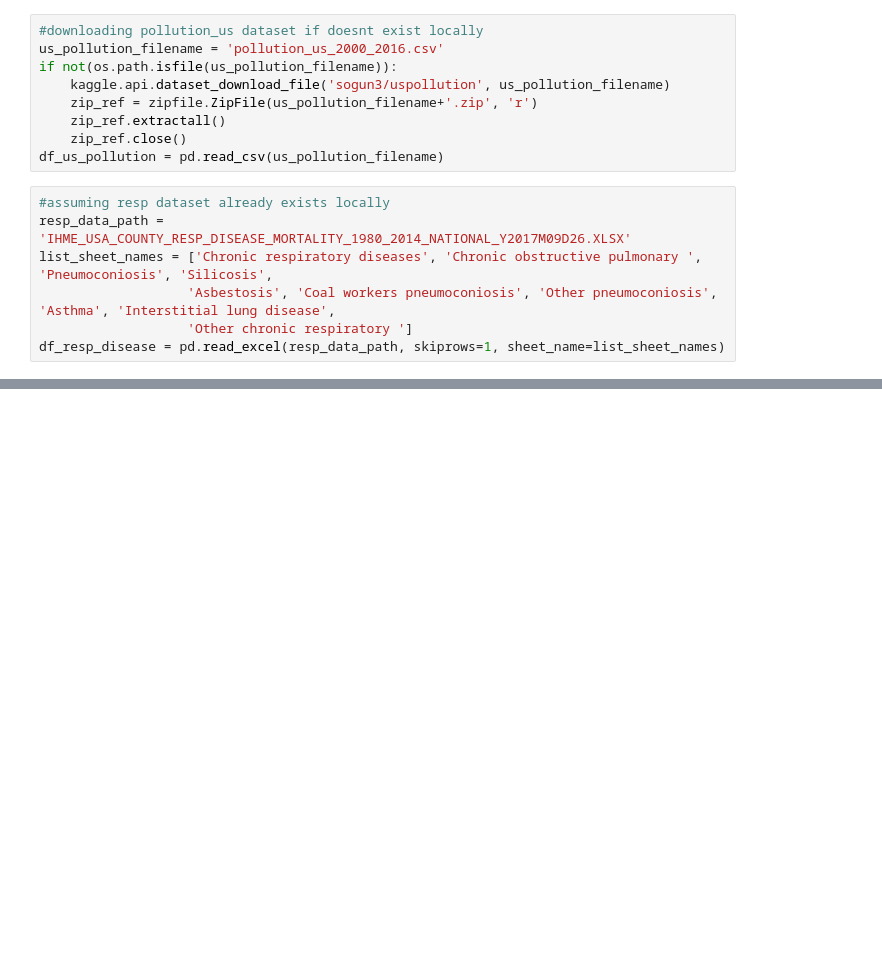
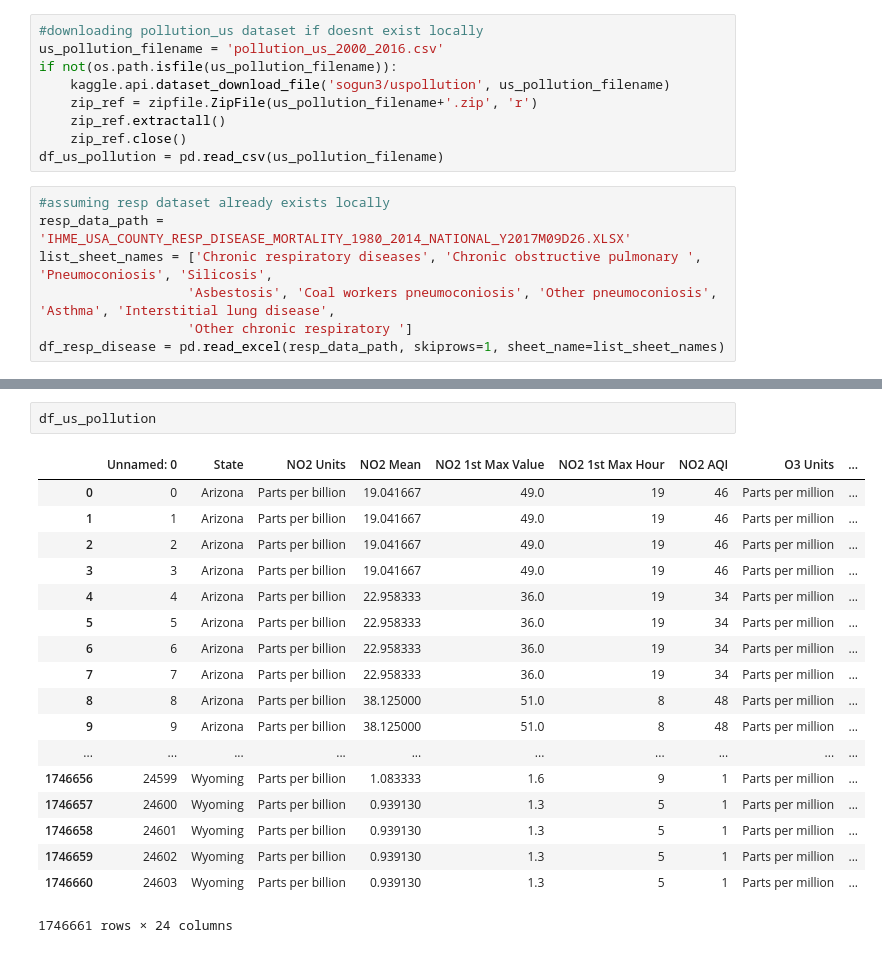
Before and after one commit to sangchoi93/US_Pollution, a Jupyter notebook: US_Pollution_Analysis.ipynb, the cells around one changed output, grey strips where cells are left out. Saved outputs shown, nothing was run; the diff lists cells and outputs as text; blank space fills up the shorter version.

```diff
--- a/US_Pollution_Analysis.ipynb
+++ b/US_Pollution_Analysis.ipynb
@@ -67,0 +96,21 @@ OrderedDict([('Chronic respiratory diseases',
+# %%
+df_us_pollution
+# %% [output]
+|  | Unnamed: 0 | State | NO2 Units | NO2 Mean | NO2 1st Max Value | NO2 1st Max Hour | NO2 AQI | O3 Units | ... |
+| 0 | 0 | Arizona | Parts per billion | 19.041667 | 49.0 | 19 | 46 | Parts per million | ... |
+| 1 | 1 | Arizona | Parts per billion | 19.041667 | 49.0 | 19 | 46 | Parts per million | ... |
+| 2 | 2 | Arizona | Parts per billion | 19.041667 | 49.0 | 19 | 46 | Parts per million | ... |
+| 3 | 3 | Arizona | Parts per billion | 19.041667 | 49.0 | 19 | 46 | Parts per million | ... |
+| 4 | 4 | Arizona | Parts per billion | 22.958333 | 36.0 | 19 | 34 | Parts per million | ... |
+| 5 | 5 | Arizona | Parts per billion | 22.958333 | 36.0 | 19 | 34 | Parts per million | ... |
+| 6 | 6 | Arizona | Parts per billion | 22.958333 | 36.0 | 19 | 34 | Parts per million | ... |
+| 7 | 7 | Arizona | Parts per billion | 22.958333 | 36.0 | 19 | 34 | Parts per million | ... |
+| 8 | 8 | Arizona | Parts per billion | 38.125000 | 51.0 | 8 | 48 | Parts per million | ... |
+| 9 | 9 | Arizona | Parts per billion | 38.125000 | 51.0 | 8 | 48 | Parts per million | ... |
+| ... | ... | ... | ... | ... | ... | ... | ... | ... | ... |
+| 1746656 | 24599 | Wyoming | Parts per billion | 1.083333 | 1.6 | 9 | 1 | Parts per million | ... |
+| 1746657 | 24600 | Wyoming | Parts per billion | 0.939130 | 1.3 | 5 | 1 | Parts per million | ... |
+| 1746658 | 24601 | Wyoming | Parts per billion | 0.939130 | 1.3 | 5 | 1 | Parts per million | ... |
+| 1746659 | 24602 | Wyoming | Parts per billion | 0.939130 | 1.3 | 5 | 1 | Parts per million | ... |
+| 1746660 | 24603 | Wyoming | Parts per billion | 0.939130 | 1.3 | 5 | 1 | Parts per million | ... |
+1746661 rows × 24 columns
```
Also changed, not shown: parts of 5 cells of this notebook.
